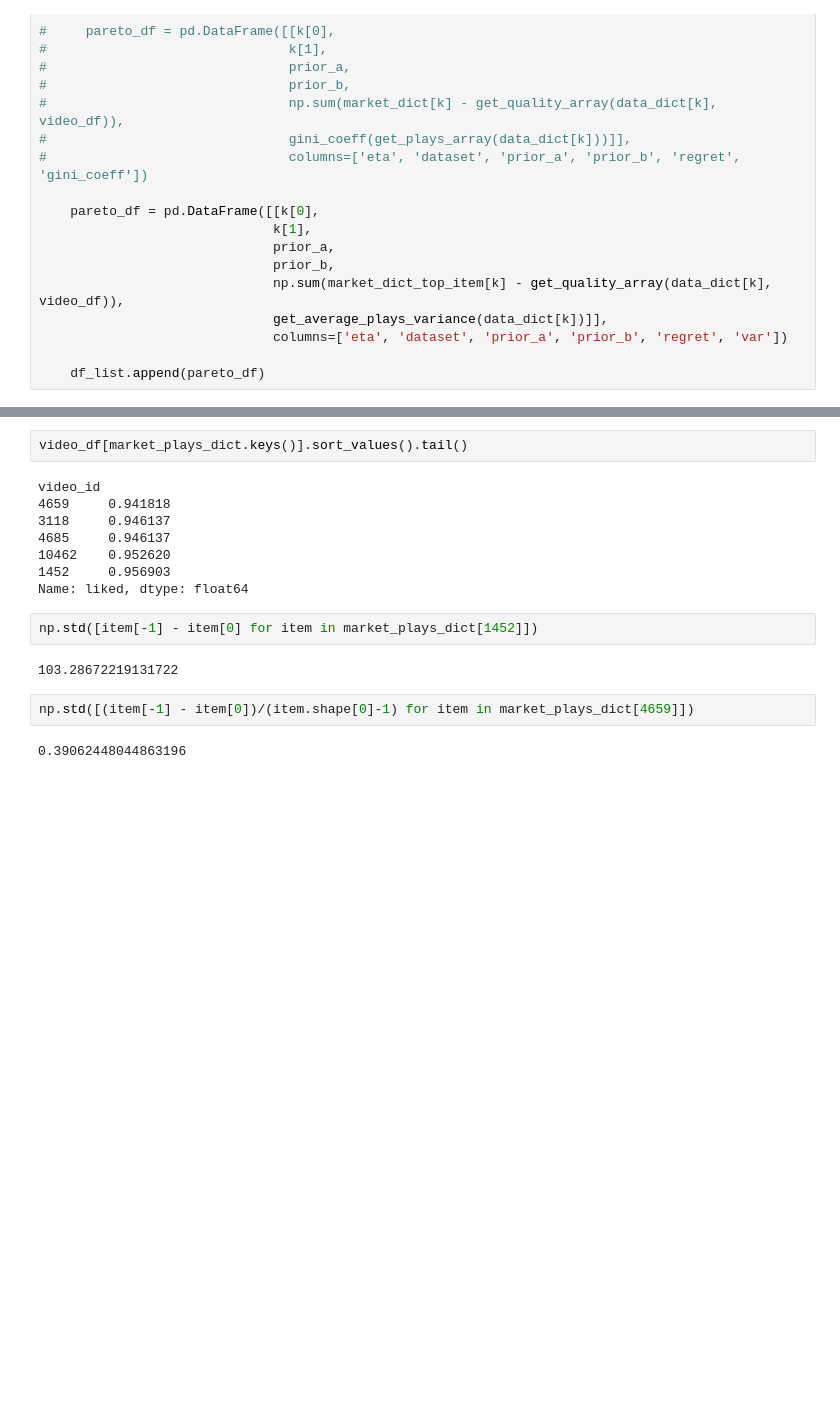
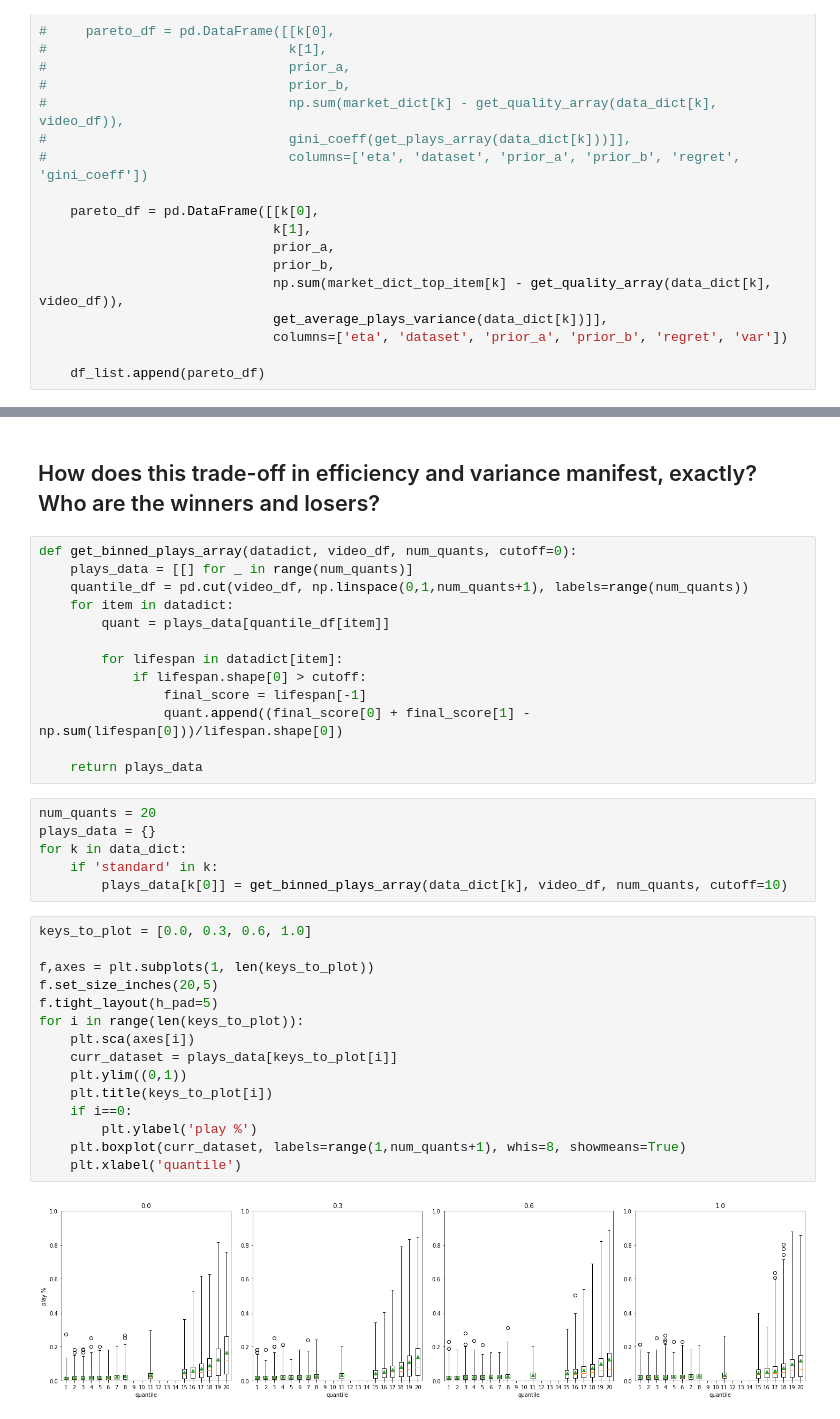
Before and after one commit to LEFTA98/ratings_with_eb, a Jupyter notebook: ec_plots.ipynb, the cells around one changed output, grey strips where cells are left out. Saved outputs shown, nothing was run; the diff lists cells and outputs as text; blank space fills up the shorter version.

```diff
--- a/ec_plots.ipynb
+++ b/ec_plots.ipynb
@@ -274,18 +346,38 @@ for i in range(labels.shape[0]):
-# %%
-video_df[market_plays_dict.keys()].sort_values().tail()
-# %% [output]
-video_id
-4659     0.941818
-3118     0.946137
-4685     0.946137
-10462    0.952620
-1452     0.956903
-Name: liked, dtype: float64
-# %%
-np.std([item[-1] - item[0] for item in market_plays_dict[1452]])
-# %% [output]
-103.28672219131722
-# %%
-np.std([(item[-1] - item[0])/(item.shape[0]-1) for item in market_plays_dict[4659]])
-# %% [output]
-0.39062448044863196
+# %% [markdown]
+## How does this trade-off in efficiency and variance manifest, exactly? Who are the winners and losers?
+# %%
+def get_binned_plays_array(datadict, video_df, num_quants, cutoff=0):
+    plays_data = [[] for _ in range(num_quants)]
+    quantile_df = pd.cut(video_df, np.linspace(0,1,num_quants+1), labels=range(num_quants))
+    for item in datadict:
+        quant = plays_data[quantile_df[item]]
+
+        for lifespan in datadict[item]:
+            if lifespan.shape[0] > cutoff:
+                final_score = lifespan[-1]
+                quant.append((final_score[0] + final_score[1] - np.sum(lifespan[0]))/lifespan.shape[0])
+
+    return plays_data
+# %%
+num_quants = 20
+plays_data = {}
+for k in data_dict:
+    if 'standard' in k:
+        plays_data[k[0]] = get_binned_plays_array(data_dict[k], video_df, num_quants, cutoff=10)
+# %%
+keys_to_plot = [0.0, 0.3, 0.6, 1.0]
+
+f,axes = plt.subplots(1, len(keys_to_plot))
+f.set_size_inches(20,5)
+f.tight_layout(h_pad=5)
+for i in range(len(keys_to_plot)):
+    plt.sca(axes[i])
+    curr_dataset = plays_data[keys_to_plot[i]]
+    plt.ylim((0,1))
+    plt.title(keys_to_plot[i])
+    if i==0:
+        plt.ylabel('play %')
+    plt.boxplot(curr_dataset, labels=range(1,num_quants+1), whis=8, showmeans=True)
+    plt.xlabel('quantile')
+# %% [output]
+[figure, added]
```
Also changed, not shown: parts of 24 cells of this notebook, 1 other file.
